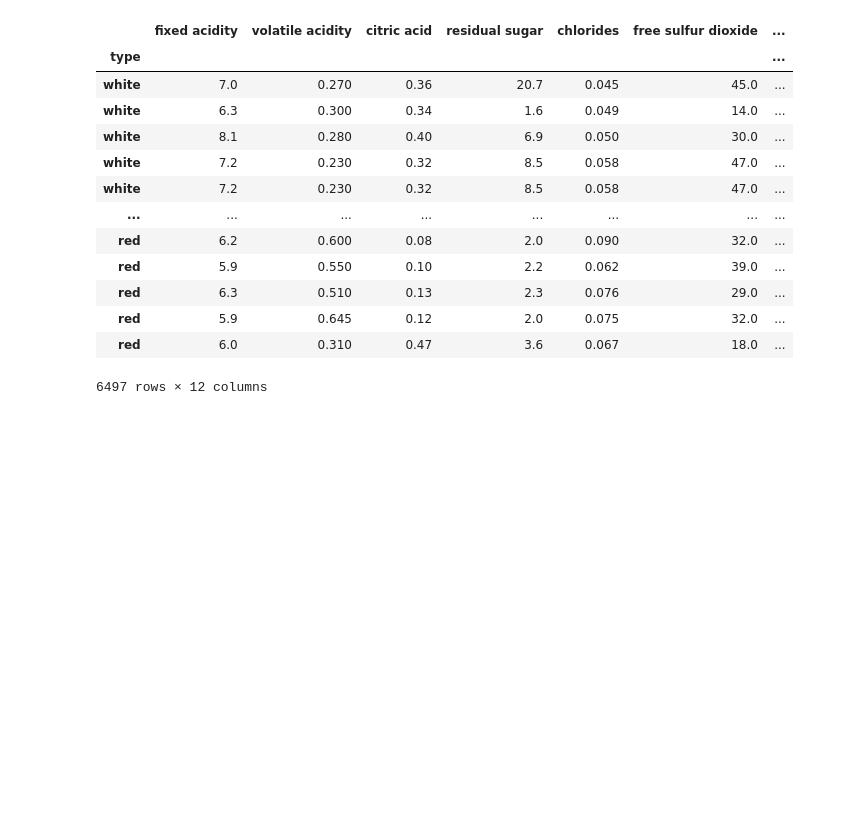
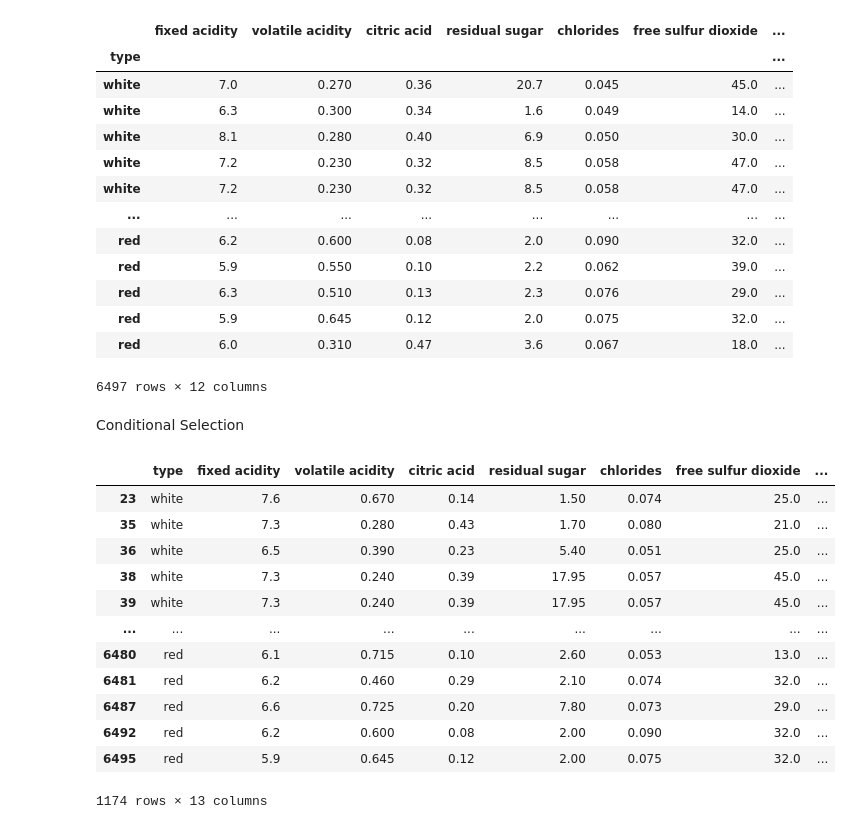
Before and after one commit to santr4/Kaggle-Pandas, a Jupyter notebook: tut2.ipynb, the cells around one changed output. Saved outputs shown, nothing was run; the diff lists cells and outputs as text; code cells hidden in the pictures; blank space fills up the shorter version.

Commit message:
conditional selection

```diff
--- a/tut2.ipynb
+++ b/tut2.ipynb
@@ -160,3 +160,21 @@ reviews.set_index('type')
 | red | 5.9 | 0.645 | 0.12 | 2.0 | 0.075 | 32.0 | ... |
 | red | 6.0 | 0.310 | 0.47 | 3.6 | 0.067 | 18.0 | ... |
 6497 rows × 12 columns
+# %% [markdown]
+Conditional Selection
+# %%
+reviews.loc[(reviews.chlorides > 0.050) & (reviews.quality == 5)]
+# %% [output]
+|  | type | fixed acidity | volatile acidity | citric acid | residual sugar | chlorides | free sulfur dioxide | ... |
+| 23 | white | 7.6 | 0.670 | 0.14 | 1.50 | 0.074 | 25.0 | ... |
+| 35 | white | 7.3 | 0.280 | 0.43 | 1.70 | 0.080 | 21.0 | ... |
+| 36 | white | 6.5 | 0.390 | 0.23 | 5.40 | 0.051 | 25.0 | ... |
+| 38 | white | 7.3 | 0.240 | 0.39 | 17.95 | 0.057 | 45.0 | ... |
+| 39 | white | 7.3 | 0.240 | 0.39 | 17.95 | 0.057 | 45.0 | ... |
+| ... | ... | ... | ... | ... | ... | ... | ... | ... |
+| 6480 | red | 6.1 | 0.715 | 0.10 | 2.60 | 0.053 | 13.0 | ... |
+| 6481 | red | 6.2 | 0.460 | 0.29 | 2.10 | 0.074 | 32.0 | ... |
+| 6487 | red | 6.6 | 0.725 | 0.20 | 7.80 | 0.073 | 29.0 | ... |
+| 6492 | red | 6.2 | 0.600 | 0.08 | 2.00 | 0.090 | 32.0 | ... |
+| 6495 | red | 5.9 | 0.645 | 0.12 | 2.00 | 0.075 | 32.0 | ... |
+1174 rows × 13 columns
```
Also changed, not shown: parts of 2 cells of this notebook.
